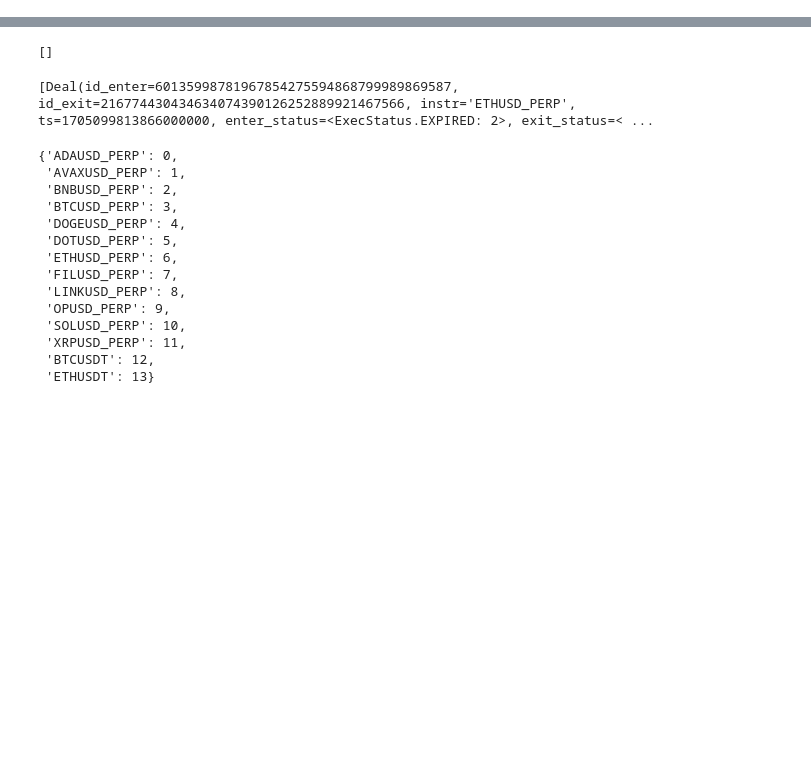
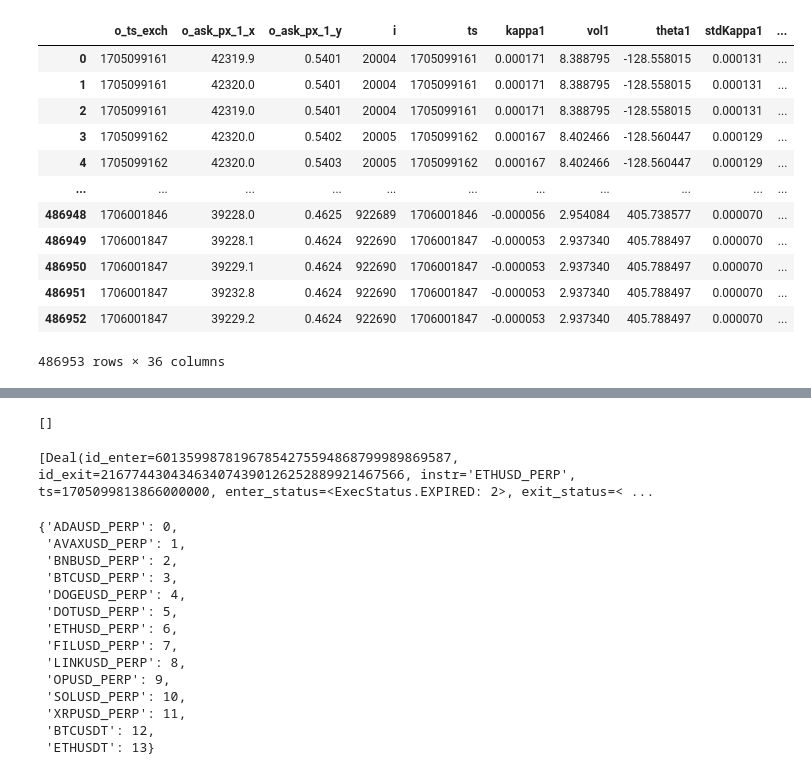
Before and after one commit to RVdeported/trading-backtest, a Jupyter notebook: demo.ipynb, the cells around one changed output, grey strips where cells are left out. Drawn from its saved outputs; the diff is of its cells as text; code cells hidden in the pictures; blank space fills up the shorter version.

```diff
--- a/demo.ipynb
+++ b/demo.ipynb
@@ -135,0 +127,30 @@ plt.vlines(look_back + ts_end - ts, ds.iloc[ts].o_ask_px_1 * 1.01, ds.iloc[ts].o
+# %%
+import pandas as pd
+df_1 = backtest.mdc.dfs[0].df.loc[:, ["o_ts_exch", "o_ask_px_1"]]
+df_1["o_ts_exch"] //= 1000000000
+df_2 = backtest.mdc.dfs[1].df.loc[:, ["o_ts_exch", "o_ask_px_1"]]
+df_2["o_ts_exch"] //= 1000000000
+df_12  = pd.merge(df_1.loc[:, ["o_ts_exch", "o_ask_px_1"]],
+         df_2.loc[:, ["o_ts_exch", "o_ask_px_1"]], on="o_ts_exch")
+
+vte = pd.read_csv("../data/out_20k_5p.csv")
+vte["ts"] = (vte["ts"] / 1000).astype(int)
+
+df_merged = pd.merge(df_12, vte, left_on="o_ts_exch", right_on="ts")
+df_merged.ffill(inplace=True)
+df_merged["Portfolio"] = df_merged["o_ask_px_1_x"] - df_merged["ratio1"] * df_merged["o_ask_px_1_y"]
+df_merged
+# %% [output]
+|  | o_ts_exch | o_ask_px_1_x | o_ask_px_1_y | i | ts | kappa1 | vol1 | theta1 | stdKappa1 | ... |
+| 0 | 1705099161 | 42319.9 | 0.5401 | 20004 | 1705099161 | 0.000171 | 8.388795 | -128.558015 | 0.000131 | ... |
+| 1 | 1705099161 | 42320.0 | 0.5401 | 20004 | 1705099161 | 0.000171 | 8.388795 | -128.558015 | 0.000131 | ... |
+| 2 | 1705099161 | 42319.0 | 0.5401 | 20004 | 1705099161 | 0.000171 | 8.388795 | -128.558015 | 0.000131 | ... |
+| 3 | 1705099162 | 42320.0 | 0.5402 | 20005 | 1705099162 | 0.000167 | 8.402466 | -128.560447 | 0.000129 | ... |
+| 4 | 1705099162 | 42320.0 | 0.5403 | 20005 | 1705099162 | 0.000167 | 8.402466 | -128.560447 | 0.000129 | ... |
+| ... | ... | ... | ... | ... | ... | ... | ... | ... | ... | ... |
+| 486948 | 1706001846 | 39228.0 | 0.4625 | 922689 | 1706001846 | -0.000056 | 2.954084 | 405.738577 | 0.000070 | ... |
+| 486949 | 1706001847 | 39228.1 | 0.4624 | 922690 | 1706001847 | -0.000053 | 2.937340 | 405.788497 | 0.000070 | ... |
+| 486950 | 1706001847 | 39229.1 | 0.4624 | 922690 | 1706001847 | -0.000053 | 2.937340 | 405.788497 | 0.000070 | ... |
+| 486951 | 1706001847 | 39232.8 | 0.4624 | 922690 | 1706001847 | -0.000053 | 2.937340 | 405.788497 | 0.000070 | ... |
+| 486952 | 1706001847 | 39229.2 | 0.4624 | 922690 | 1706001847 | -0.000053 | 2.937340 | 405.788497 | 0.000070 | ... |
+486953 rows × 36 columns
```
Also changed, not shown: parts of 12 cells of this notebook, 8 other files.
